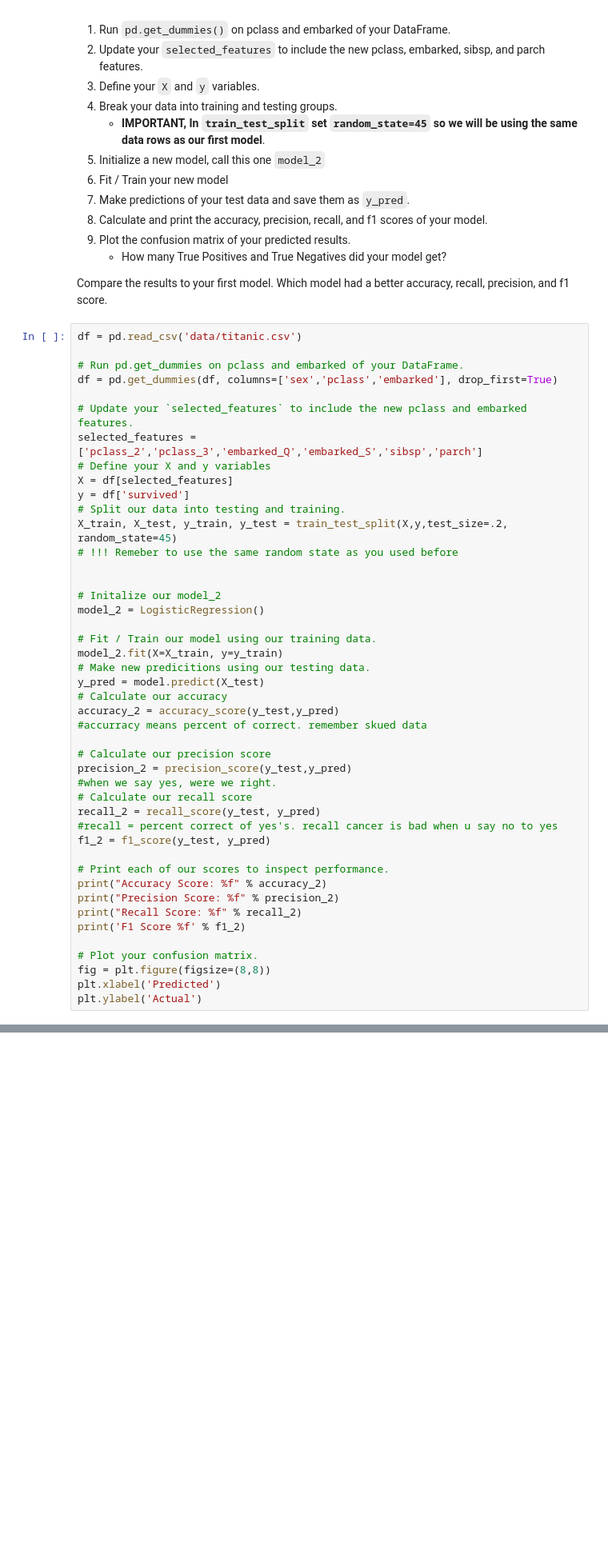
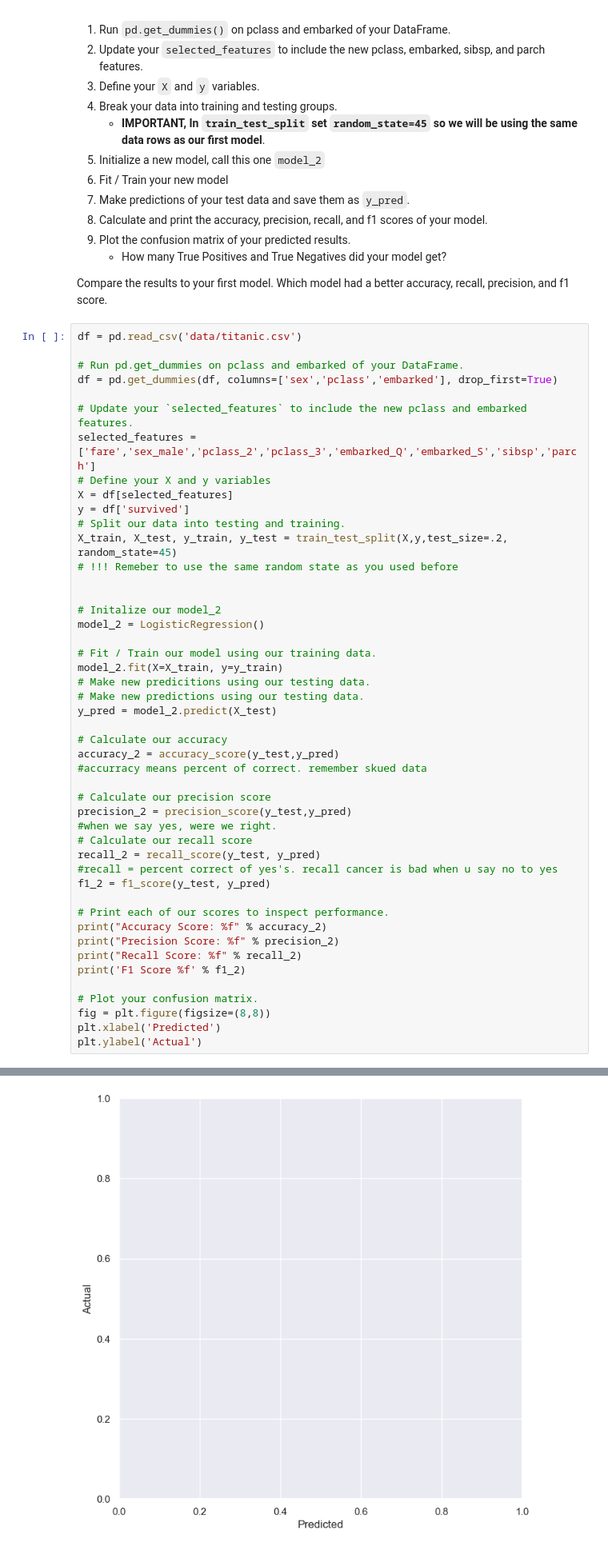
Before and after one commit to KevinDsouza03/my-fork-2023-fall-data-science-fridays, a Jupyter notebook: Week-03-Intro-To-ML/Exercise-KD.ipynb, the cells around one changed output, grey strips where cells are left out. Shown at 80% size. Saved outputs shown, nothing was run; the diff lists cells and outputs as text; blank space fills up the shorter version.

```diff
--- a/Week-03-Intro-To-ML/Exercise-KD.ipynb
+++ b/Week-03-Intro-To-ML/Exercise-KD.ipynb
@@ -229,7 +230,7 @@ df = pd.read_csv('data/titanic.csv')
 df = pd.get_dummies(df, columns=['sex','pclass','embarked'], drop_first=True)
 
 # Update your `selected_features` to include the new pclass and embarked features.
-selected_features = ['pclass_2','pclass_3','embarked_Q','embarked_S','sibsp','parch']
+selected_features = ['fare','sex_male','pclass_2','pclass_3','embarked_Q','embarked_S','sibsp','parch']
 # Define your X and y variables
 X = df[selected_features]
 y = df['survived']
@@ -244,7 +245,9 @@ model_2 = LogisticRegression()
 # Fit / Train our model using our training data.
 model_2.fit(X=X_train, y=y_train)
 # Make new predicitions using our testing data.
-y_pred = model.predict(X_test)
+# Make new predictions using our testing data.
+y_pred = model_2.predict(X_test)
+
 # Calculate our accuracy
 accuracy_2 = accuracy_score(y_test,y_pred)
 #accurracy means percent of correct. remember skued data
@@ -275,3 +286,4 @@ Feature names unseen at fit time:
+[figure, added]
 # %% [markdown]
 # EXTRA CREDIT 1.
 * Use age as a feature.
```
Also changed, not shown: parts of 2 cells of this notebook.
